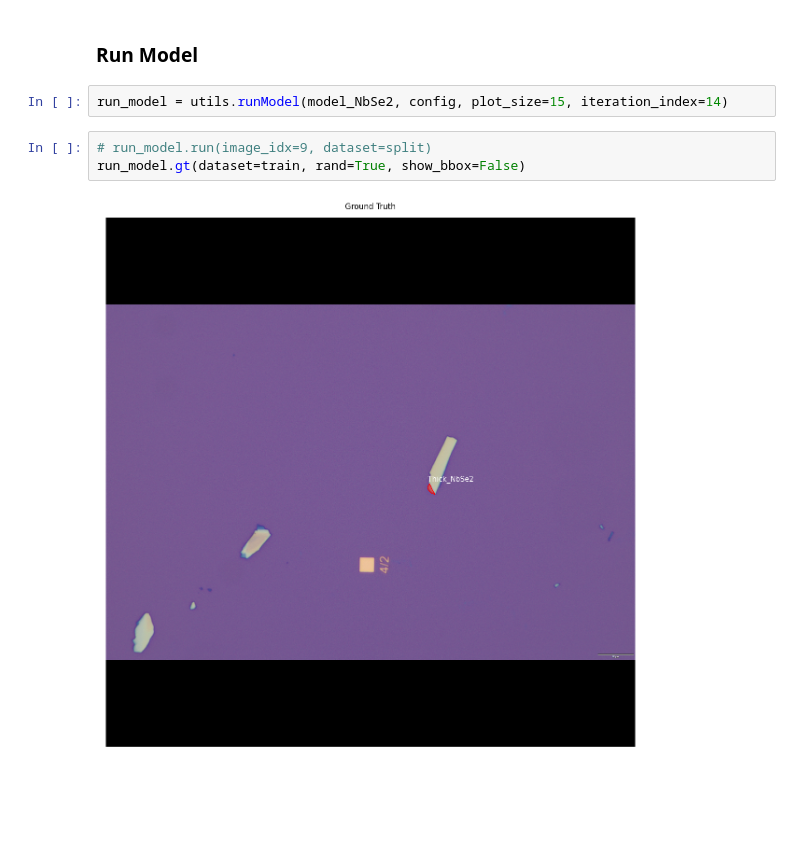
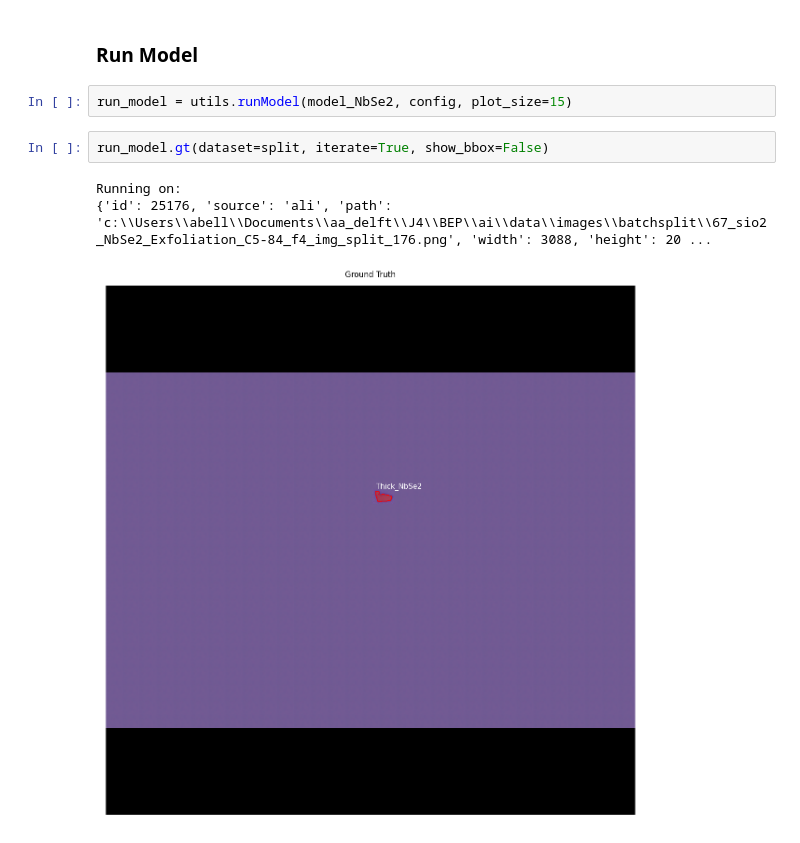
Before and after one commit to gtgottlieb/tdmms_DL, a Jupyter notebook: inspect_model.ipynb, the cells around one changed output. Drawn from its saved outputs; the diff is of its cells as text; blank space fills up the shorter version.

Commit message:
updated documentation

```diff
--- a/inspect_model.ipynb
+++ b/inspect_model.ipynb
@@ -83,9 +94,10 @@ NbSe2 Model, loading weights c:\Users\abell\Documents\aa_delft\J4\BEP\ai\weights
 # %% [markdown]
 ### **Run Model**
 # %%
-run_model = utils.runModel(model_NbSe2, config, plot_size=15, iteration_index=14)
+run_model = utils.runModel(model_NbSe2, config, plot_size=15)
-# %%
-# run_model.run(image_idx=9, dataset=split)
-run_model.gt(dataset=train, rand=True, show_bbox=False)
-# %% [output]
-[figure, removed]
+# %%
+run_model.gt(dataset=split, iterate=True, show_bbox=False)
+# %% [output]
+Running on:
+{'id': 25176, 'source': 'ali', 'path': 'c:\\Users\\abell\\Documents\\aa_delft\\J4\\BEP\\ai\\data\\images\\batchsplit\\67_sio2_NbSe2_Exfoliation_C5-84_f4_img_split_176.png', 'width': 3088, 'height': 20 ...
+[figure, added]
```
Also changed, not shown: parts of 3 cells of this notebook, 3 other files.
